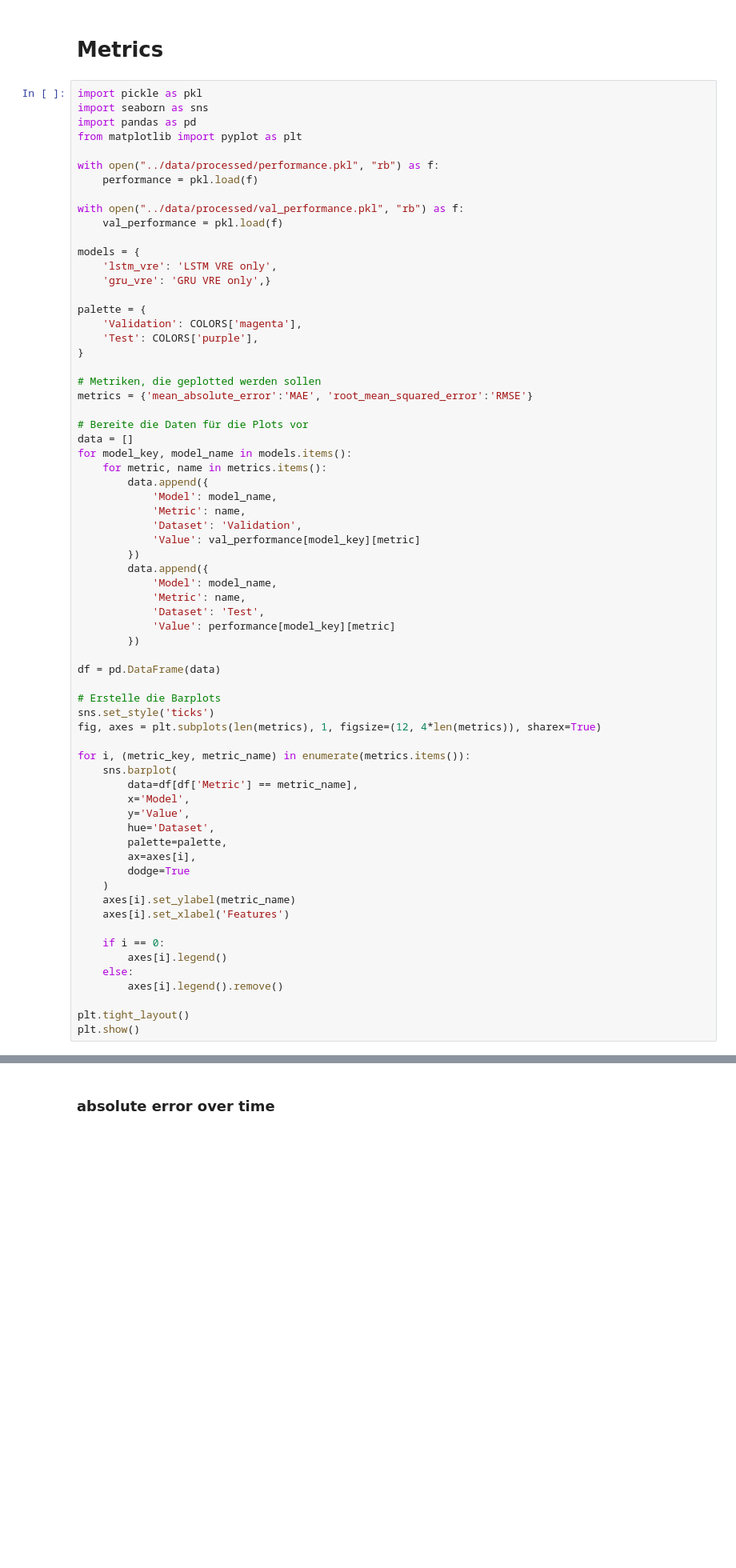
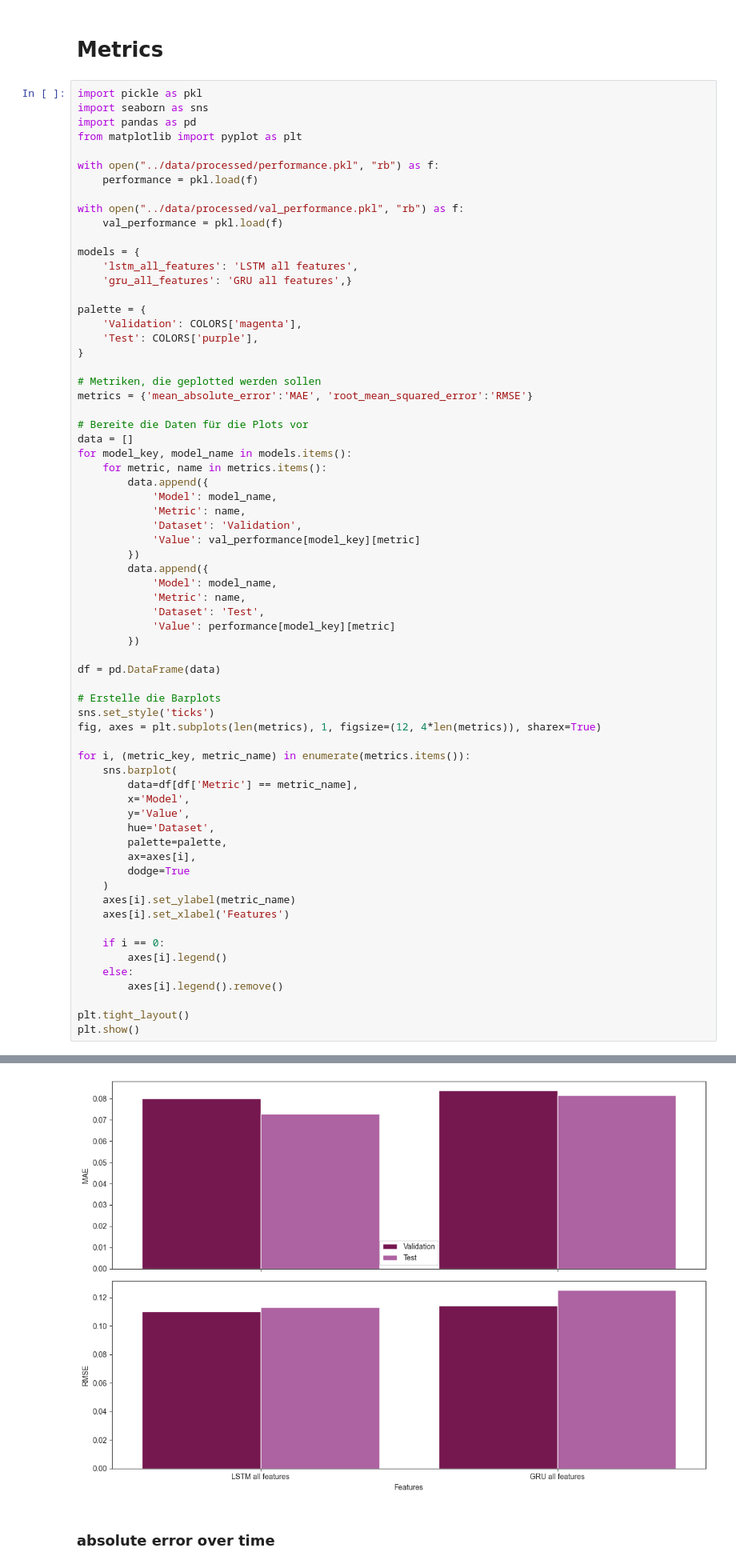
Before and after one commit to valentin-17/epf, a Jupyter notebook: notebooks/other_data_viz.ipynb, the cells around one changed output, grey strips where cells are left out. Shown at 80% size. Cells and saved outputs as stored; diff of their text form; blank space fills up the shorter version.

```diff
--- a/notebooks/other_data_viz.ipynb
+++ b/notebooks/other_data_viz.ipynb
@@ -187,8 +187,8 @@ with open("../data/processed/val_performance.pkl", "rb") as f:
     val_performance = pkl.load(f)
 
 models = {
-    'lstm_vre': 'LSTM VRE only',
-    'gru_vre': 'GRU VRE only',}
+    'lstm_all_features': 'LSTM all features',
+    'gru_all_features': 'GRU all features',}
 
 palette = {
     'Validation': COLORS['magenta'],
@@ -246,3 +245,4 @@ NameError: name 'COLORS' is not defined
+[figure, added]
 # %% [markdown]
 ### absolute error over time
 # %% [markdown]
```
Also changed, not shown: parts of 1 cell of this notebook, 5 other files.
